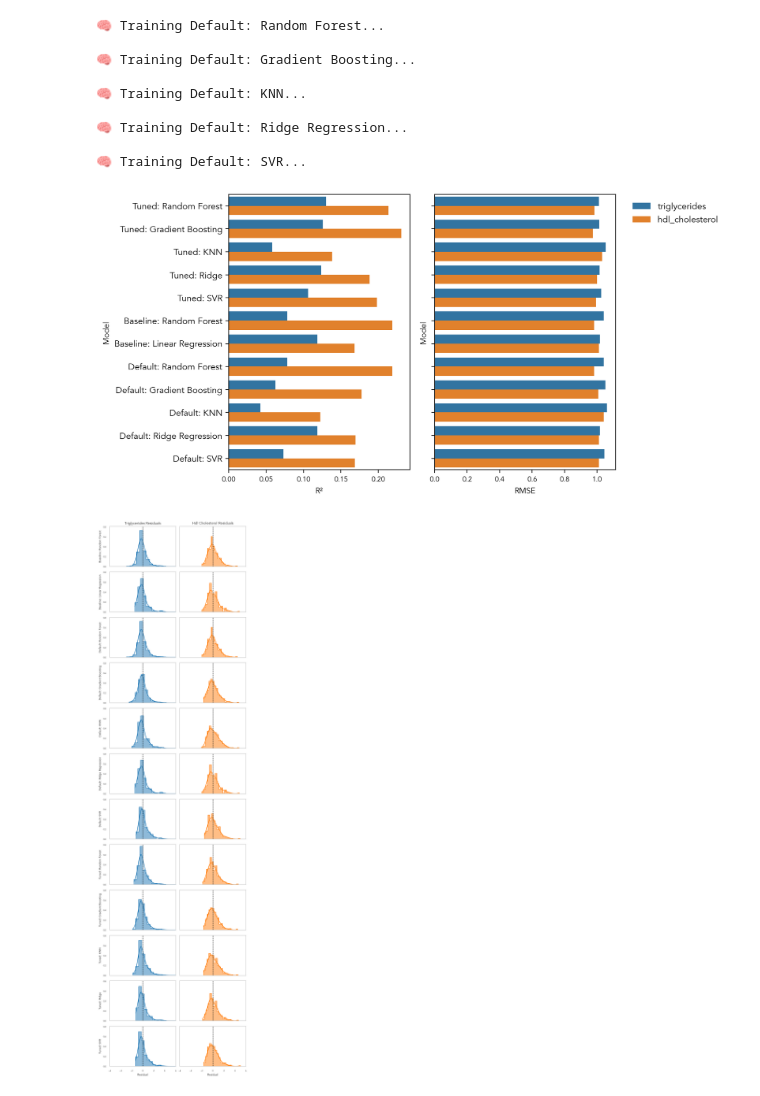
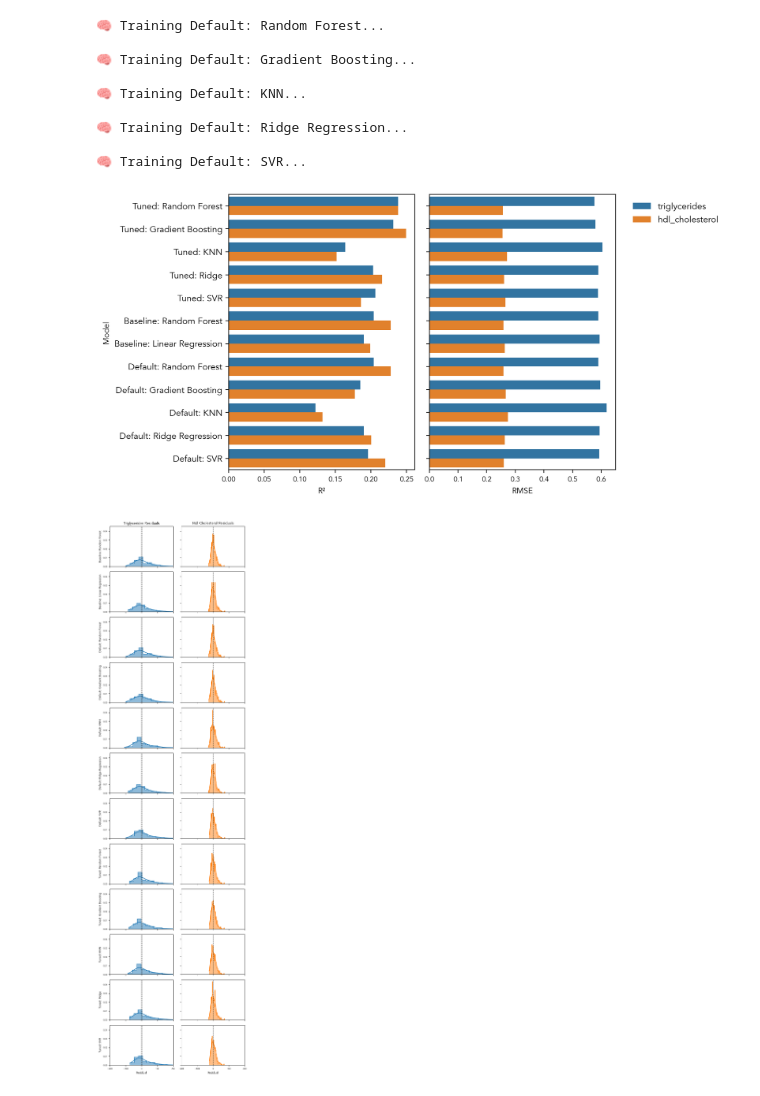
Before and after one commit to ahollyday/nhanes-health-regression, a Jupyter notebook: notebooks/03_model_tuning_comparison.ipynb, the cells around one changed output. Drawn from its saved outputs; the diff is of its cells as text; code cells hidden in the pictures.

```diff
--- a/notebooks/03_model_tuning_comparison.ipynb
+++ b/notebooks/03_model_tuning_comparison.ipynb
@@ -77,6 +77,8 @@ X_train = pd.read_feather("../data/processed/X_train.feather")
 X_test = pd.read_feather("../data/processed/X_test.feather")
 y_train = pd.read_feather("../data/processed/y_train_scaled.feather")
 y_test = pd.read_feather("../data/processed/y_test_scaled.feather")
+
+target_scaler = joblib.load("../models/target_scaler.pkl")
 # %%
 # Preprocessing Pipeline
 
@@ -134,7 +136,7 @@ auxiliary_models = {
 cv = KFold(n_splits=12, shuffle=True, random_state=42)
 
 # local hardware params
-n_cpus = 3
+n_cpus = 4
 #n_cpus = -1 # this is use all available cpus
 
 # for RandomizedSearchCV to assign number of random samples
@@ -440,7 +460,7 @@ for name, model in baseline_models.items():
 baseline_df = pd.DataFrame(baseline_results)
 baseline_residuals_df = pd.concat(baseline_residuals, ignore_index=True)
 # %%
-# === Evaluate tuned models (default hyperparameters/ no grid search) === (Linear regression + RF)
+# === Evaluate tuned models (hyperparameter-tuned pipelines) ===
 
 tuned_models = {
     "Tuned: Random Forest": best_rf,
@@ -450,20 +470,30 @@ tuned_models = {
     "Tuned: SVR": best_svr
 }
 
-# Collect metrics and residuals
 tuned_results = []
 tuned_residuals = []
 
 for name, model in tuned_models.items():
-    y_pred = model.predict(X_test)
+    y_pred_scaled = model.predict(X_test)
 
     for i, col in enumerate(target_cols):
-        true_vals = y_test[col].values
-        pred_vals = y_pred[:, i]
+        # Invert scaling
+        y_pred_logged = target_scaler.inverse_transform(y_pred_scaled)[:, i]
+        y_true_logged = target_scaler.inverse_transform(y_test)[:, i]
 
-        # Metrics
-        r2 = r2_score(true_vals, pred_vals)
-        rmse = mean_squared_error(true_vals, pred_vals, squared=False)
+        # Invert log transform
+        y_pred_original = np.exp(y_pred_logged)
+        y_true_original = np.exp(y_true_logged)
+
+        # Define these for residuals
+        pred_vals = y_pred_original
+        true_vals = y_true_original
+
+        # Metrics in original space
+        # r2 = r2_score(true_vals, pred_vals)
+        # rmse = mean_squared_error(true_vals, pred_vals, squared=False)
+        r2 = r2_score(y_true_logged, y_pred_logged)
+        rmse = mean_squared_error(y_true_logged, y_pred_logged, squared=False)
 
         tuned_results.append({
             "Model": name,
@@ -472,7 +502,7 @@ for name, model in tuned_models.items():
             "RMSE": rmse
         })
 
-        # Residuals
+        # Residuals in original space
         tuned_residuals.append(pd.DataFrame({
             "Model": name,
             "Target": col,
@@ -495,29 +525,33 @@ all_residuals_df = pd.concat([
 # %%
 # === Plot baseline models and tuned model metrics
 
 fig, axes = plt.subplots(1, 2, figsize=(10, 5), sharey=True)
 
 for ax, metric in zip(axes, ["R²", "RMSE"]):
     sns.barplot(data=combined_df, x=metric, y="Model", hue="Target", ax=ax, palette=target_colors)
     ax.tick_params(axis='both', labelsize=8)
     for tick in ax.get_yticklabels():
         tick.set_fontproperties(avenir_font)
 if axes[1].get_legend():
     axes[1].legend(
         title="",
         bbox_to_anchor=(1.05, 1),
         loc="upper left",
         frameon=False,
         prop=avenir_font
     )
 if axes[0].get_legend():
     axes[0].get_legend().remove()
 
+# axes[0].set_xlim(0.1, 0.25)
+# axes[1].set_xlim(0.85, 1.0)
+
+axes[1].set_ylabel("")
 
 plt.tight_layout()
 plt.show()
 # %% [output]
-[figure, old version]
+[figure, new version]
 # %%
 # Residual Plots
 
@@ -544,7 +578,7 @@ for i, model in enumerate(models):
         sns.histplot(
             data=subset,
             x="Residual",
-            bins=20,
+            bins=30,
             kde=True,
             color=target_colors[target],
             stat="density",
@@ -552,7 +586,7 @@ for i, model in enumerate(models):
             ax=ax
         )
         ax.axvline(0, color="black", linestyle="--", linewidth=1)
-        ax.set_xlim(-6, 6)
+        ax.set_xlim(-200, 200)
         ax.grid(False)
 
         # Axis labels
@@ -578,4 +612,4 @@ for i, model in enumerate(models):
 plt.tight_layout(rect=[0, 0, 1, 1])
 plt.show()
 # %% [output]
-[figure, old version]
+[figure, new version]
```
Also changed, not shown: parts of 9 cells of this notebook, 3 other files.
